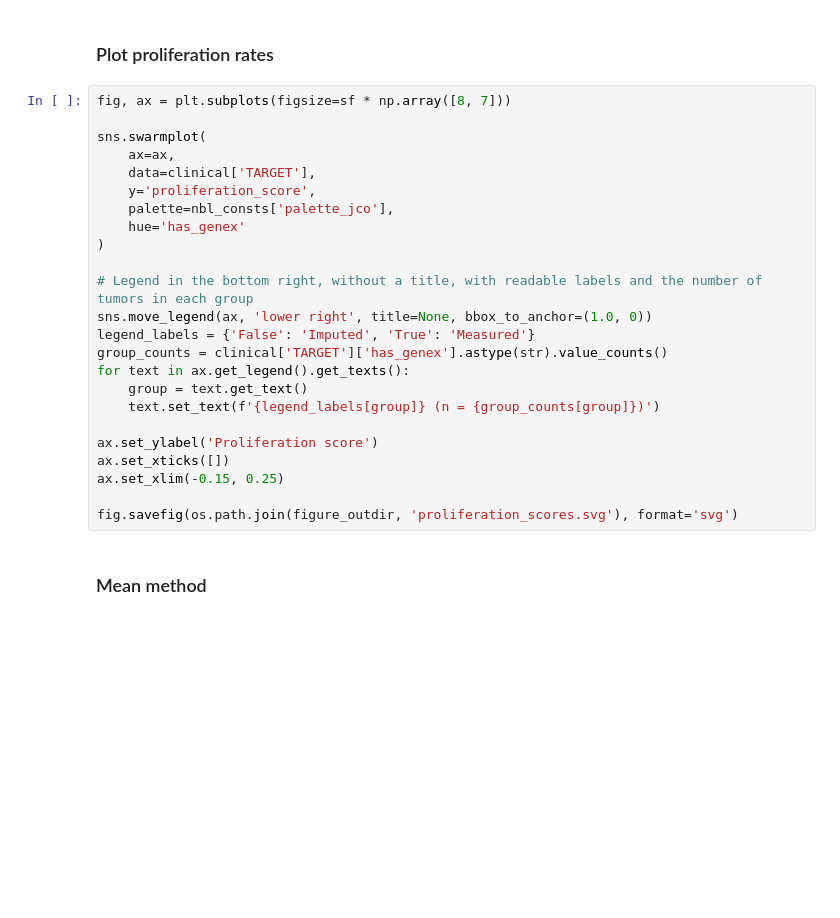
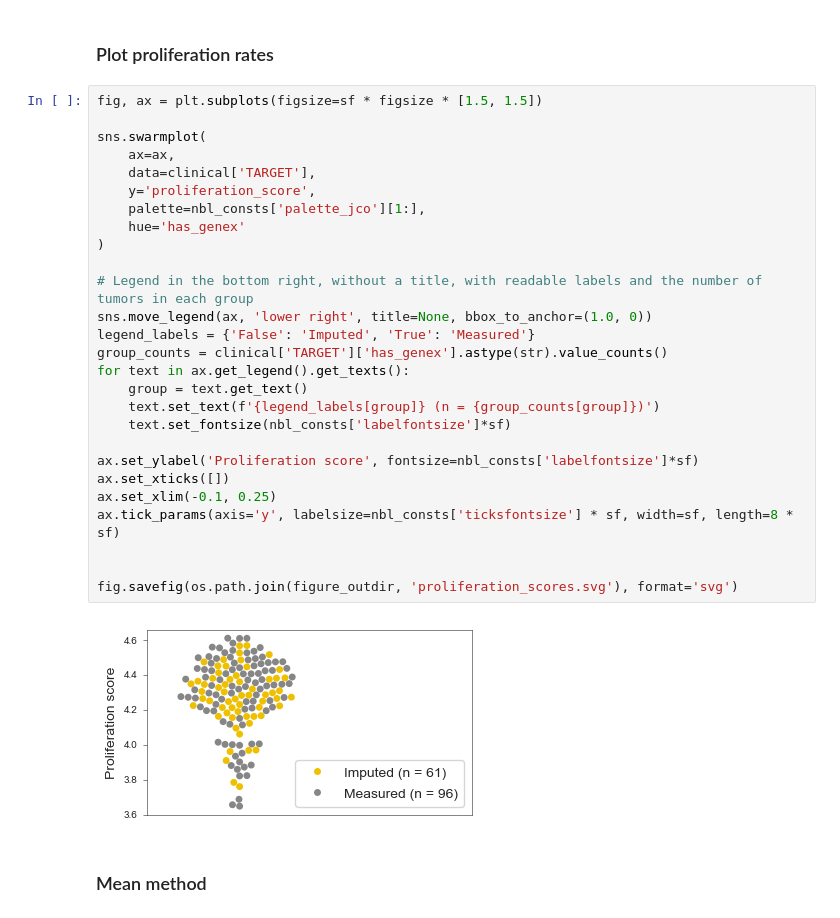
Before and after one commit to danmonyak/EpiClockNBL, a Jupyter notebook: 6. Main Analysis/Estimate Ages.ipynb, the cells around one changed output. Cells and saved outputs as stored; diff of their text form; blank space fills up the shorter version.

Commit message:
Restyle proliferation score beeswarm in Estimate Ages
Match the figure size, fonts and tick styling of the other figures, and
remove a scratch cell. Includes a commented-out LUMP >= 0.8 filter.

```diff
--- a/6. Main Analysis/Estimate Ages.ipynb
+++ b/6. Main Analysis/Estimate Ages.ipynb
@@ -65,29 +71,34 @@ clinical['TARGET']['phi_div_alpha'] = clinical['TARGET']['phi'] / clinical['TARG
 # %% [markdown]
 ### Plot proliferation rates
 # %%
-fig, ax = plt.subplots(figsize=sf * np.array([8, 7]))
+fig, ax = plt.subplots(figsize=sf * figsize * [1.5, 1.5])
 
 sns.swarmplot(
     ax=ax,
     data=clinical['TARGET'],
     y='proliferation_score',
-    palette=nbl_consts['palette_jco'],
+    palette=nbl_consts['palette_jco'][1:],
     hue='has_genex'
 )
 
 # Legend in the bottom right, without a title, with readable labels and the number of tumors in each group
 sns.move_legend(ax, 'lower right', title=None, bbox_to_anchor=(1.0, 0))
 legend_labels = {'False': 'Imputed', 'True': 'Measured'}
 group_counts = clinical['TARGET']['has_genex'].astype(str).value_counts()
 for text in ax.get_legend().get_texts():
     group = text.get_text()
     text.set_text(f'{legend_labels[group]} (n = {group_counts[group]})')
+    text.set_fontsize(nbl_consts['labelfontsize']*sf)
 
-ax.set_ylabel('Proliferation score')
+ax.set_ylabel('Proliferation score', fontsize=nbl_consts['labelfontsize']*sf)
 ax.set_xticks([])
-ax.set_xlim(-0.15, 0.25)
+ax.set_xlim(-0.1, 0.25)
+ax.tick_params(axis='y', labelsize=nbl_consts['ticksfontsize'] * sf, width=sf, length=8 * sf)
+
 
 fig.savefig(os.path.join(figure_outdir, 'proliferation_scores.svg'), format='svg')
+# %% [output]
+[figure, added]
 # %% [markdown]
 ### Mean method
 # %%
```
Also changed, not shown: parts of 2 cells of this notebook.
